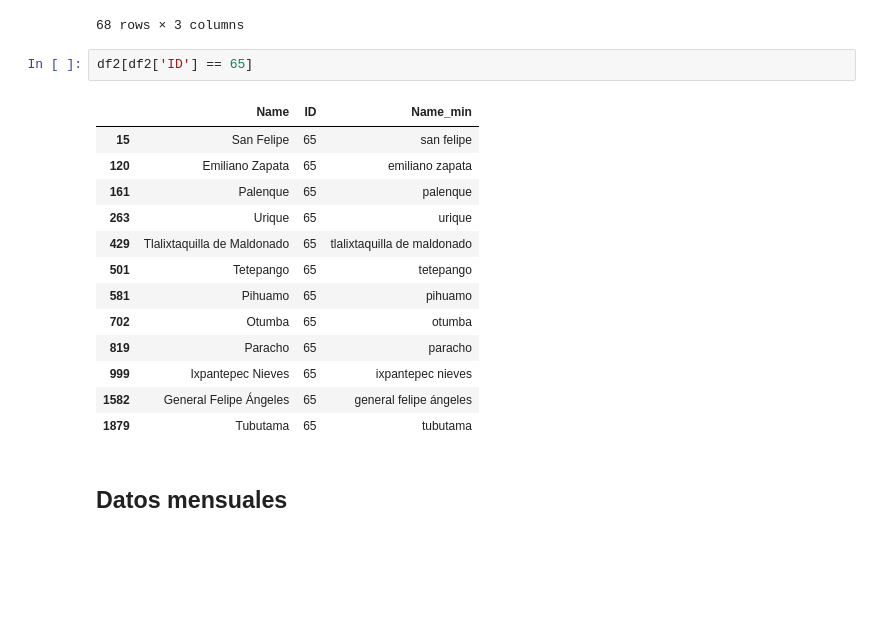
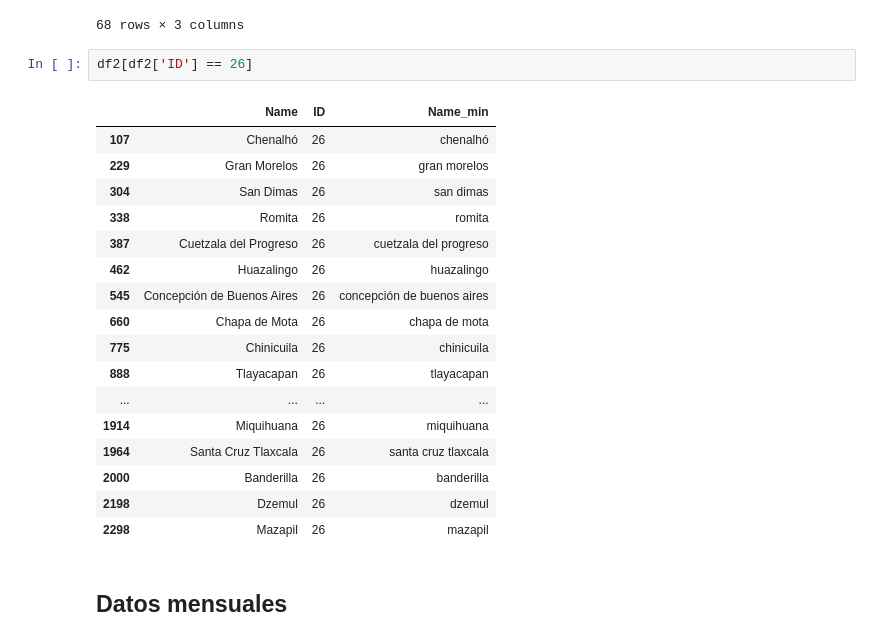
Before and after one commit to josemal98/Proyecto_Ing_Caract, a Jupyter notebook: Primera_parte/Cargar_datos_2.ipynb, the cells around one changed output. Cells and saved outputs as stored; diff of their text form; blank space fills up the shorter version.

```diff
--- a/Primera_parte/Cargar_datos_2.ipynb
+++ b/Primera_parte/Cargar_datos_2.ipynb
@@ -153,21 +153,25 @@ df_filtrado
 | 1882 | Yécora | 69 | yécora |
 68 rows × 3 columns
 # %%
-df2[df2['ID'] == 65]
+df2[df2['ID'] == 26]
 # %% [output]
 |  | Name | ID | Name_min |
-| 15 | San Felipe | 65 | san felipe |
-| 120 | Emiliano Zapata | 65 | emiliano zapata |
-| 161 | Palenque | 65 | palenque |
-| 263 | Urique | 65 | urique |
-| 429 | Tlalixtaquilla de Maldonado | 65 | tlalixtaquilla de maldonado |
-| 501 | Tetepango | 65 | tetepango |
-| 581 | Pihuamo | 65 | pihuamo |
-| 702 | Otumba | 65 | otumba |
-| 819 | Paracho | 65 | paracho |
-| 999 | Ixpantepec Nieves | 65 | ixpantepec nieves |
-| 1582 | General Felipe Ángeles | 65 | general felipe ángeles |
-| 1879 | Tubutama | 65 | tubutama |
+| 107 | Chenalhó | 26 | chenalhó |
+| 229 | Gran Morelos | 26 | gran morelos |
+| 304 | San Dimas | 26 | san dimas |
+| 338 | Romita | 26 | romita |
+| 387 | Cuetzala del Progreso | 26 | cuetzala del progreso |
+| 462 | Huazalingo | 26 | huazalingo |
+| 545 | Concepción de Buenos Aires | 26 | concepción de buenos aires |
+| 660 | Chapa de Mota | 26 | chapa de mota |
+| 775 | Chinicuila | 26 | chinicuila |
+| 888 | Tlayacapan | 26 | tlayacapan |
+| ... | ... | ... | ... |
+| 1914 | Miquihuana | 26 | miquihuana |
+| 1964 | Santa Cruz Tlaxcala | 26 | santa cruz tlaxcala |
+| 2000 | Banderilla | 26 | banderilla |
+| 2198 | Dzemul | 26 | dzemul |
+| 2298 | Mazapil | 26 | mazapil |
 # %% [markdown]
 ## Datos mensuales
 # %%
```
Also changed, not shown: parts of 3 cells of this notebook.
